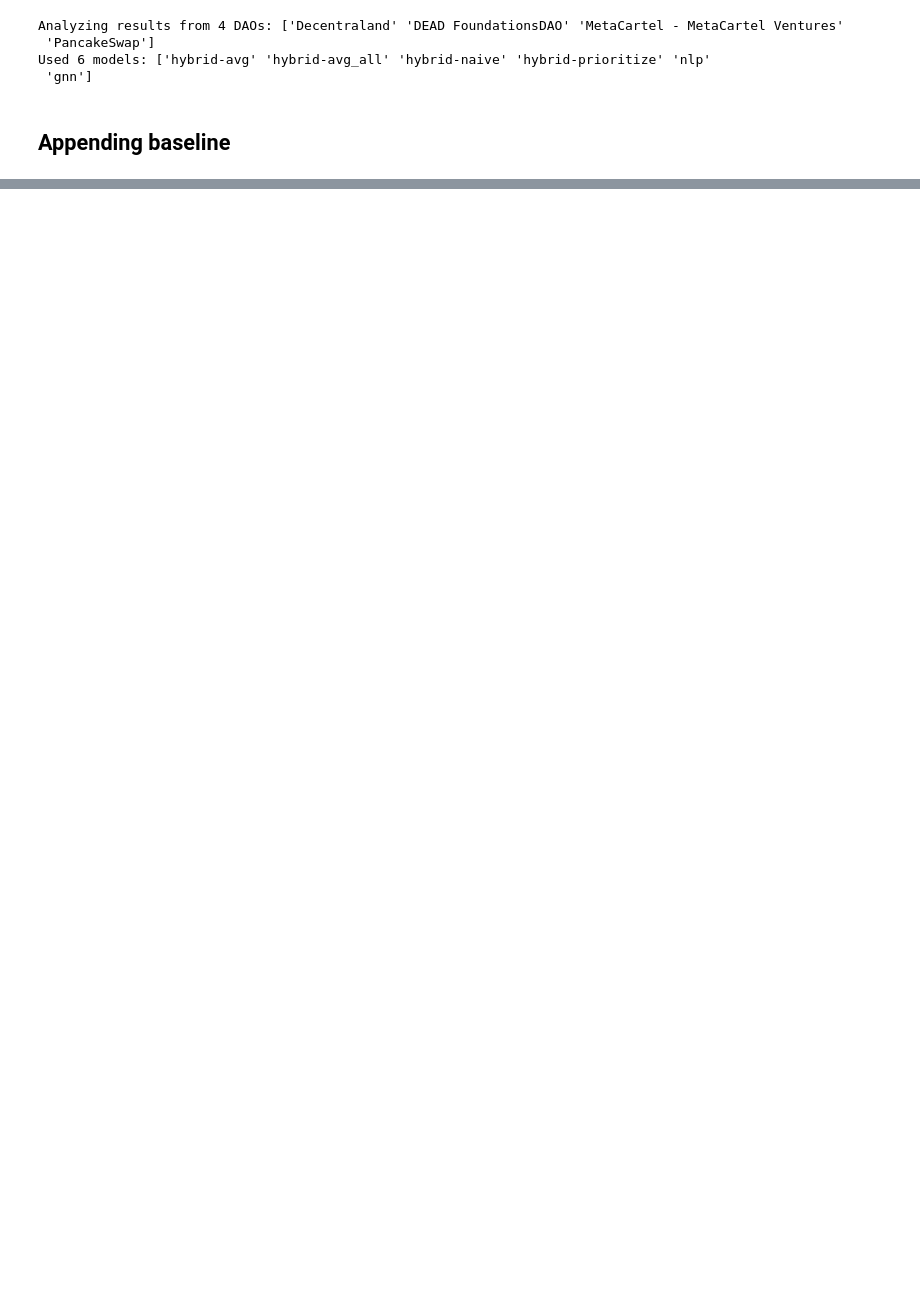
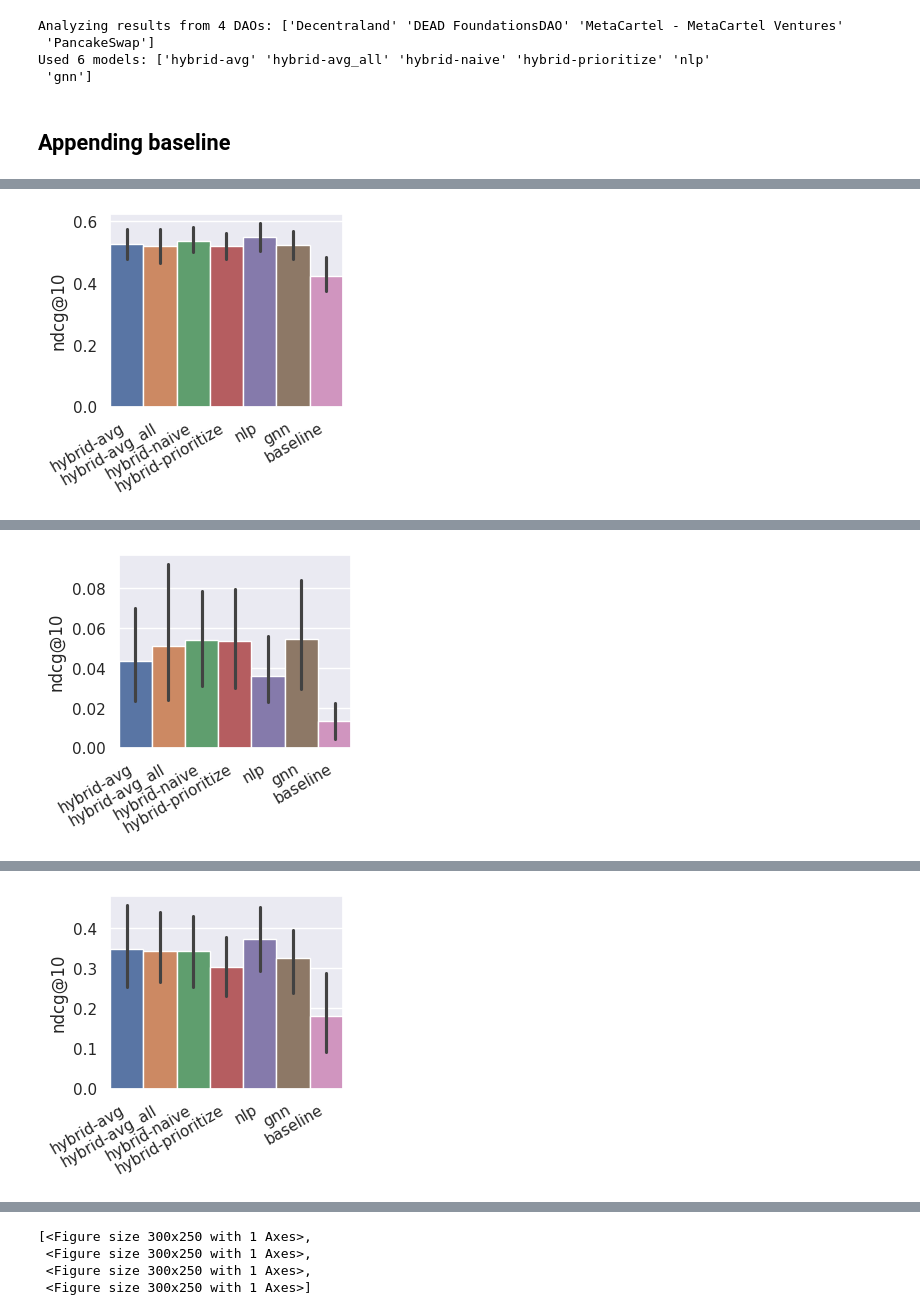
Before and after one commit to daviddavo/upm-tfm-notebooks, a Jupyter notebook: 40_results_all.ipynb, the cells around one changed output, grey strips where cells are left out. Saved outputs shown, nothing was run; the diff lists cells and outputs as text; code cells hidden in the pictures; blank space fills up the shorter version.

```diff
--- a/40_results_all.ipynb
+++ b/40_results_all.ipynb
@@ -184,0 +208,15 @@ plot_all_daos_metric('precision@5')
+# %%
+def plot_all_daos_metric_figs(metric):
+    figs = []
+    for dao in DO_ORGS:
+        plt.figure(figsize=(3,2.5))
+        fig = plot_one_dao_metric(dao['dao'], metric)
+        display(fig)
+        display(download_matplotlib(fig, f'7_all-metrics-{dao["dao"]}-{metric}.pdf'))
+        plt.close()
+        figs.append(fig)
+    return figs
+
+plot_all_daos_metric_figs('ndcg@10')
+# %% [output]
+[figure, added]
@@ -184,0 +224 @@ plot_all_daos_metric('precision@5')
+[figure, added]
@@ -184,0 +226 @@ plot_all_daos_metric('precision@5')
+[figure, added]
@@ -184,0 +230,4 @@ plot_all_daos_metric('precision@5')
+[<Figure size 300x250 with 1 Axes>,
+ <Figure size 300x250 with 1 Axes>,
+ <Figure size 300x250 with 1 Axes>,
+ <Figure size 300x250 with 1 Axes>]
```
Also changed, not shown: parts of 11 cells of this notebook.
